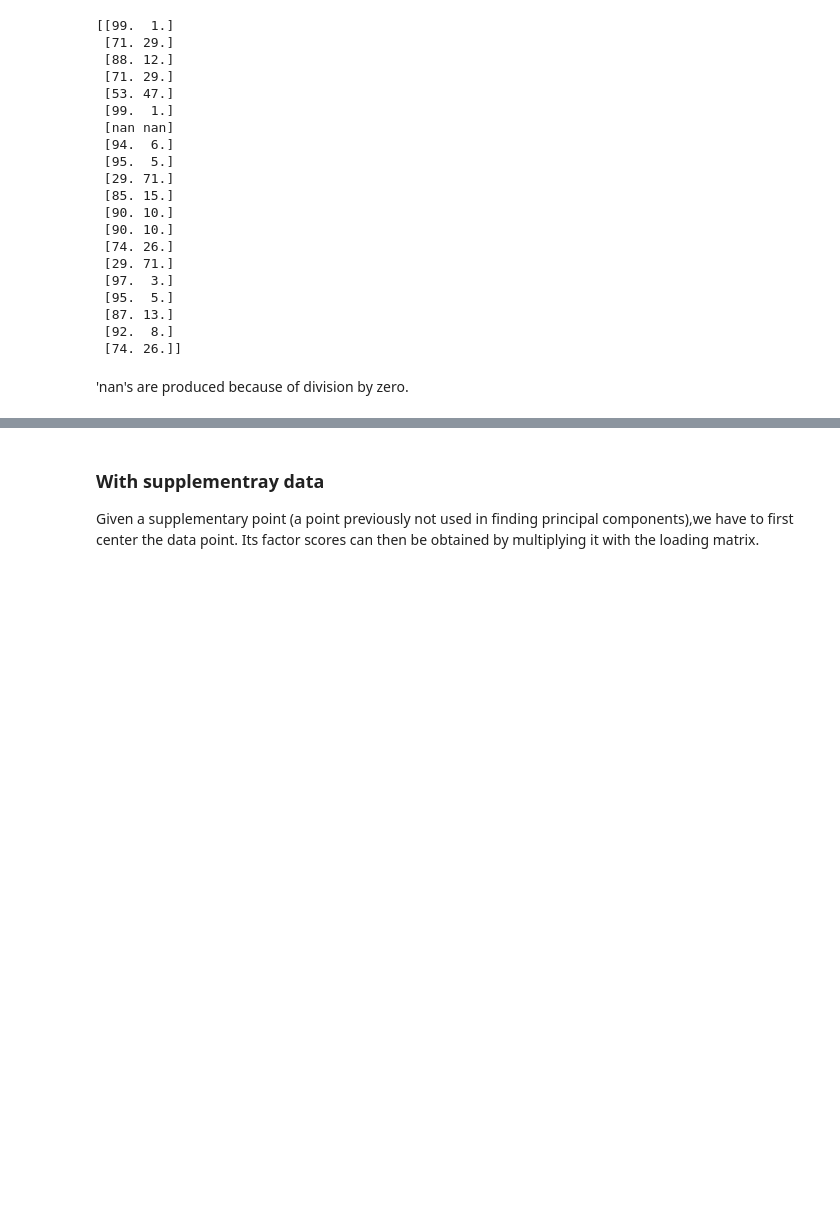
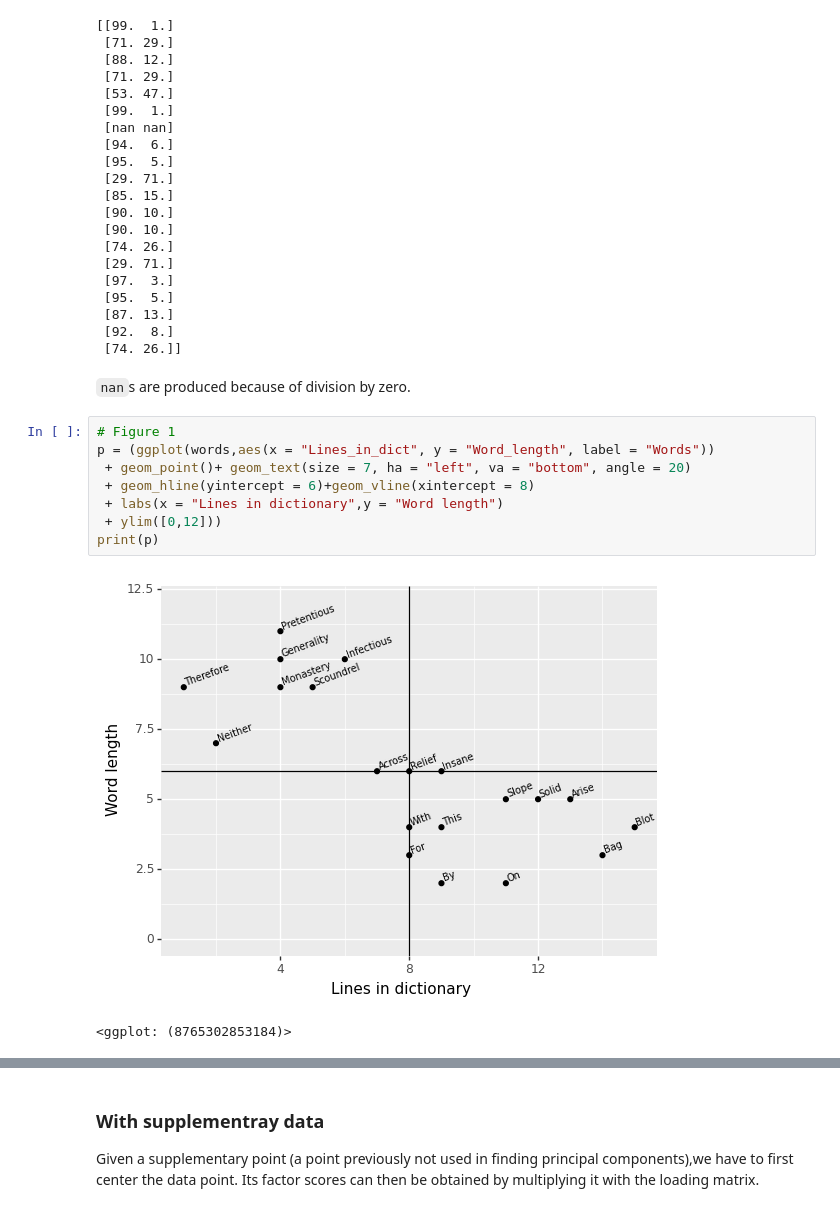
Before and after one commit to biswajitsahoo1111/cbm_codes_open, a Jupyter notebook: notebooks/PCA_Abdi_in_python.ipynb, the cells around one changed output, grey strips where cells are left out. Drawn from its saved outputs; the diff is of its cells as text; blank space fills up the shorter version.

```diff
--- a/notebooks/PCA_Abdi_in_python.ipynb
+++ b/notebooks/PCA_Abdi_in_python.ipynb
@@ -157,4 +208,15 @@ print(np.round(sq_cos))
  [92.  8.]
  [74. 26.]]
 # %% [markdown]
-'nan's are produced because of division by zero.
+`nan`s are produced because of division by zero.
+# %%
+# Figure 1
+p = (ggplot(words,aes(x = "Lines_in_dict", y = "Word_length", label = "Words"))
+ + geom_point()+ geom_text(size = 7, ha = "left", va = "bottom", angle = 20)
+ + geom_hline(yintercept = 6)+geom_vline(xintercept = 8)
+ + labs(x = "Lines in dictionary",y = "Word length")
+ + ylim([0,12]))
+print(p)
+# %% [output]
+[figure, added]
+<ggplot: (8765302853184)>
```
Also changed, not shown: parts of 41 cells of this notebook.
